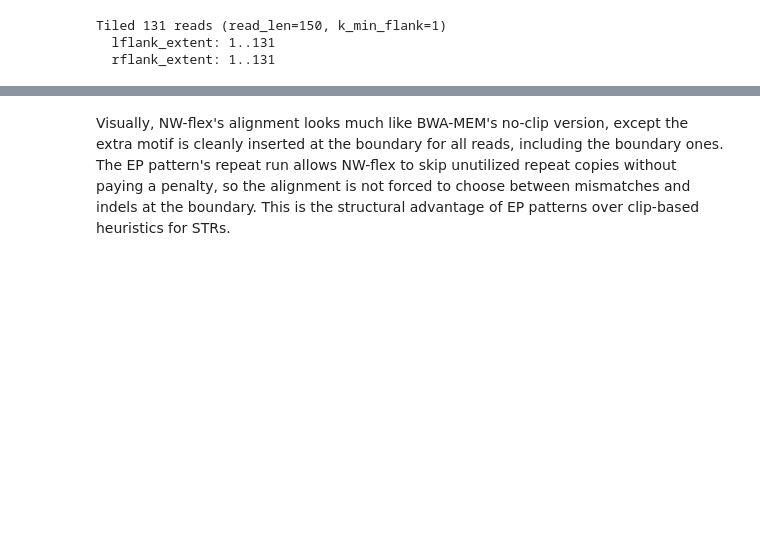
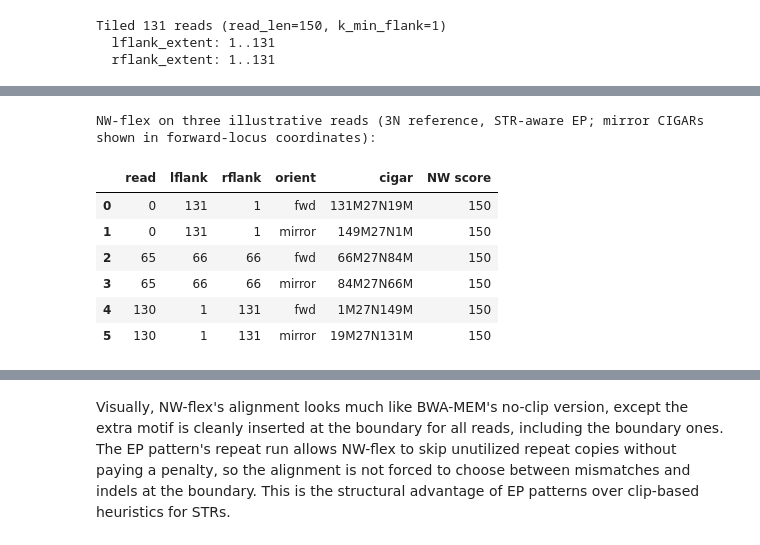
Before and after one commit to nwflex/nwflex, a Jupyter notebook: notebooks/07_NWflex_BWA_Comparison.ipynb, the cells around one changed output, grey strips where cells are left out. Cells and saved outputs as stored; diff of their text form; code cells hidden in the pictures; blank space fills up the shorter version.

```diff
--- a/notebooks/07_NWflex_BWA_Comparison.ipynb
+++ b/notebooks/07_NWflex_BWA_Comparison.ipynb
@@ -440,0 +423,65 @@ NW-flex on three illustrative reads (3N reference, STR-aware EP):
+# %%
+# EP patterns for the forward and mirror NW-flex references.  Each is
+# tied to its reference's repeat-zone coordinates, so the forward and
+# mirror frames need their own EP construction.  We define them here
+# so downstream sweep cells can reuse them.
+EP_fwd = build_EP_STR_phase(
+    nwflex_locus.n, nwflex_locus.s, nwflex_locus.e, nwflex_locus.k,
+)
+EP_rc  = build_EP_STR_phase(
+    nwflex_locus.n, *rc_nwflex_zone, nwflex_locus.k,
+)
+
+# Mirror reads for the three illustrative indices (paired with the
+# forward reads by list index, since build_mirror_frame preserves order
+# and var_start).
+illustrative_mirror_reads = [rc_reads[i] for i in illustrative_idx]
+
+scoring_kw = dict(
+    score_matrix=score_matrix, gap_open=gap_open,
+    gap_extend=gap_extend, alphabet_to_index=a2i,
+)
+res_nwflex    = align_nwflex(nwflex_locus.X, illustrative_reads,
+                              extra_predecessors=EP_fwd, **scoring_kw)
+res_nwflex_rc = align_nwflex(rc_nwflex_X,    illustrative_mirror_reads,
+                              extra_predecessors=EP_rc,  **scoring_kw)
+
+# Mirror CIGARs are displayed in forward-locus coordinates.
+nwflex_ref_length = len(nwflex_locus.X)
+
+# Long-format table: one row per (read, orientation).  NW-flex has a
+# single mode, so the comparison axis here is forward vs mirror only.
+table_rows = []
+for k, ix in enumerate(illustrative_idx):
+    r_fwd = illustrative_reads[k]
+    fwd_hit = res_nwflex[k]
+    rc_hit  = res_nwflex_rc[k]
+    table_rows.append({
+        "read": ix,
+        "lflank": r_fwd.lflank_extent, "rflank": r_fwd.rflank_extent,
+        "orient": "fwd",
+        "cigar": fwd_hit.cigar,
+        "NW score": int(fwd_hit.score),
+    })
+    table_rows.append({
+        "read": ix,
+        "lflank": r_fwd.lflank_extent, "rflank": r_fwd.rflank_extent,
+        "orient": "mirror",
+        "cigar": rc_cigar_to_forward(rc_hit.pos, rc_hit.cigar,
+                                     nwflex_ref_length),
+        "NW score": int(rc_hit.score),
+    })
+
+print("NW-flex on three illustrative reads "
+      "(3N reference, STR-aware EP; "
+      "mirror CIGARs shown in forward-locus coordinates):")
+pd.DataFrame(table_rows)
+# %% [output]
+NW-flex on three illustrative reads (3N reference, STR-aware EP; mirror CIGARs shown in forward-locus coordinates):
+|  | read | lflank | rflank | orient | cigar | NW score |
+| 0 | 0 | 131 | 1 | fwd | 131M27N19M | 150 |
+| 1 | 0 | 131 | 1 | mirror | 149M27N1M | 150 |
+| 2 | 65 | 66 | 66 | fwd | 66M27N84M | 150 |
+| 3 | 65 | 66 | 66 | mirror | 84M27N66M | 150 |
+| 4 | 130 | 1 | 131 | fwd | 1M27N149M | 150 |
+| 5 | 130 | 1 | 131 | mirror | 19M27N131M | 150 |
```
Also changed, not shown: parts of 26 cells of this notebook, 5 other files.
